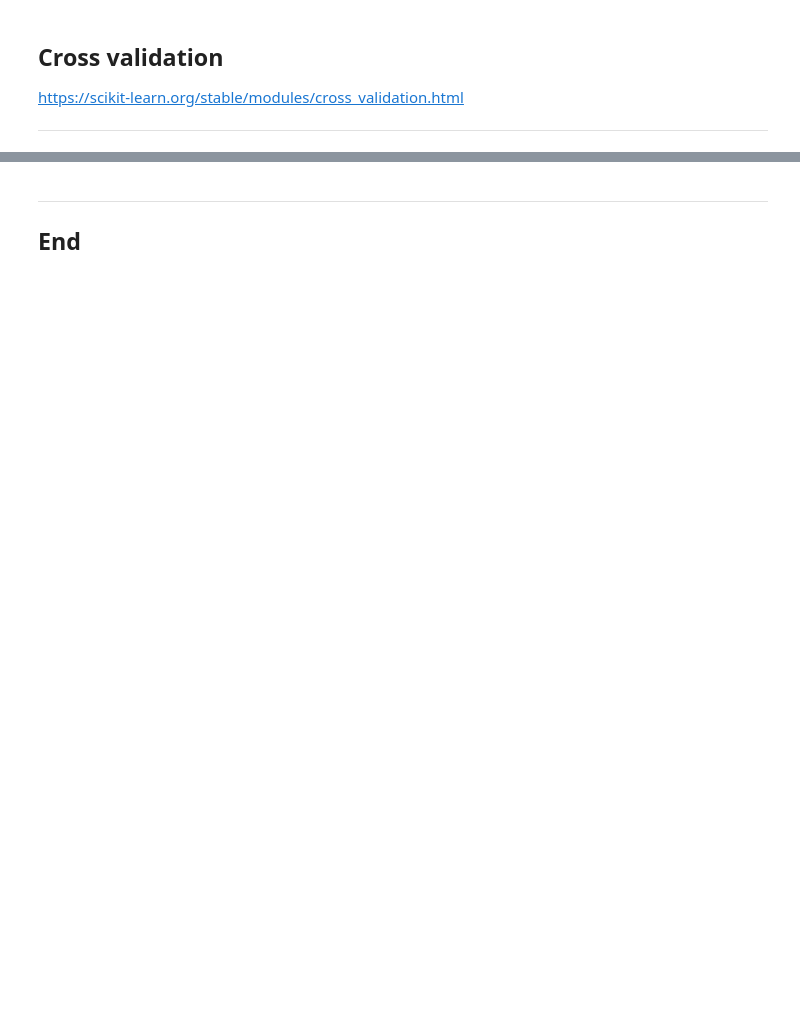
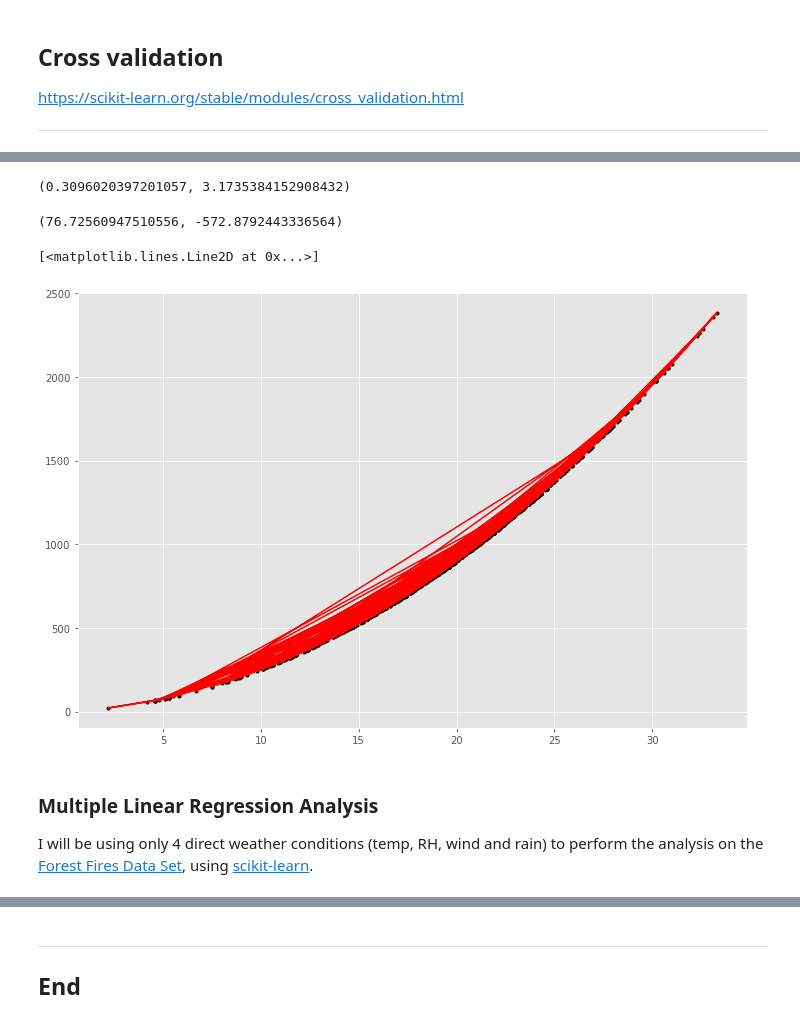
Before and after one commit to kacpergrzenda/Emerging-Technologies, a Jupyter notebook: scikit-learn.ipynb, the cells around one changed output, grey strips where cells are left out. Drawn from its saved outputs; the diff is of its cells as text; code cells hidden in the pictures; blank space fills up the shorter version.

```diff
--- a/scikit-learn.ipynb
+++ b/scikit-learn.ipynb
@@ -491,0 +778,49 @@ print(f"Mean: {scores.mean()} \t Standard Deviation: {scores.std()}")
+# %%
+# Calculating the best m and c.
+
+# Set x, y to temp and ISI
+x = fires_df['temp']
+y = fires_df['ISI']
+
+# Calculate mean x and mean y.
+x_avg = np.mean(x)
+y_avg = np.mean(y)
+
+# Subtract means from x and y.
+x_zero = x - x_avg
+y_zero = y - y_avg
+
+# Dot product of mean-adjusted x and y divided by dot product of mean adjusted x with itself.
+m = np.sum(x_zero * y_zero) / np.sum(x_zero * x_zero)
+
+# Subtract m times average x from average y.
+c = y_avg - m * x_avg
+
+# Let's have a look - different values to previous m and c (0.30960203972010575, 3.1735384152908384).
+m, c
+# %% [output]
+(0.3096020397201057, 3.1735384152908432)
+# %%
+# Create y from a polynomial in x.
+y =  2.0 * x * x + 5.0 * x + 1.0 + np.random.normal(0.0, 1.0, len(x))
+# %%
+# Blindly try the regression - we get answers.
+# Create variables with those values.
+m, c = np.polyfit(x, y, 1)
+# Have a look at m and c.
+m, c
+# %% [output]
+(76.72560947510556, -572.8792443336564)
+# %%
+# Create variables with those values.
+a, b, c = np.polyfit(x, y, 2)
+
+# Plot the line and the points.
+plt.plot(x, y, 'k.')
+plt.plot(x, a * x * x + b * x + c, 'r-')
+# %% [output]
+[<matplotlib.lines.Line2D at 0x...>]
+[figure, added]
+# %% [markdown]
+### Multiple Linear Regression Analysis
+I will be using only 4 direct weather conditions (temp, RH, wind and rain) to perform the analysis on the [Forest Fires Data Set](https://archive.ics.uci.edu/ml/datasets/Forest+Fires), using [scikit-learn](https://scikit-learn.org/stable/).
```
Also changed, not shown: parts of 66 cells of this notebook, 2 other files.
